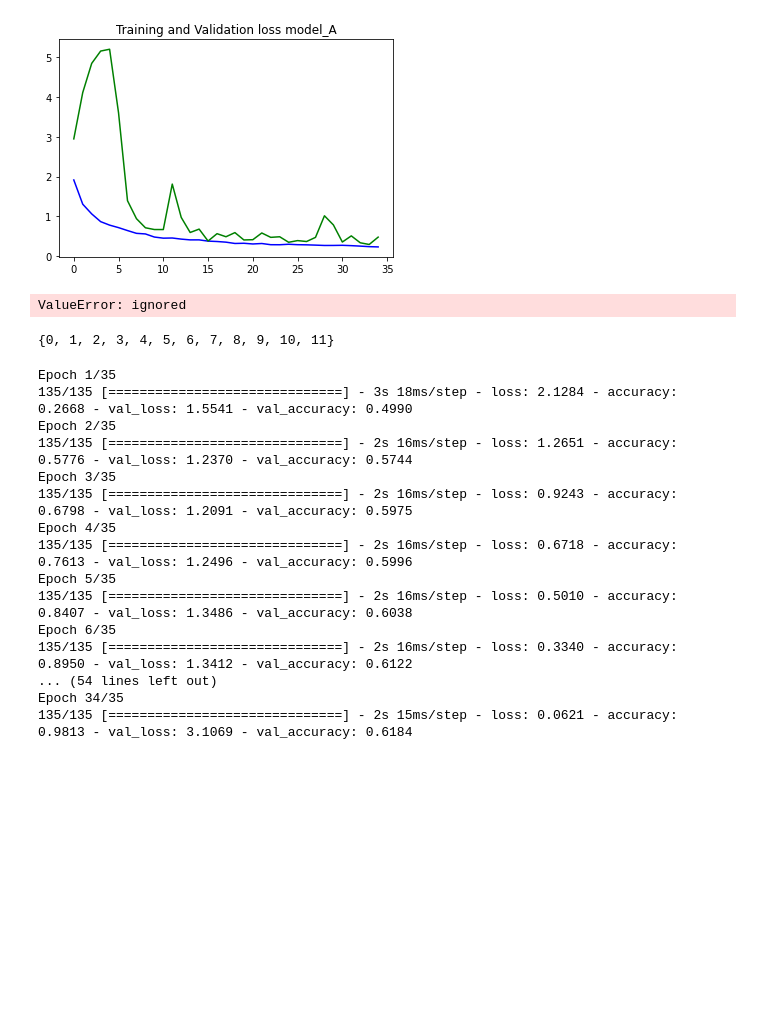
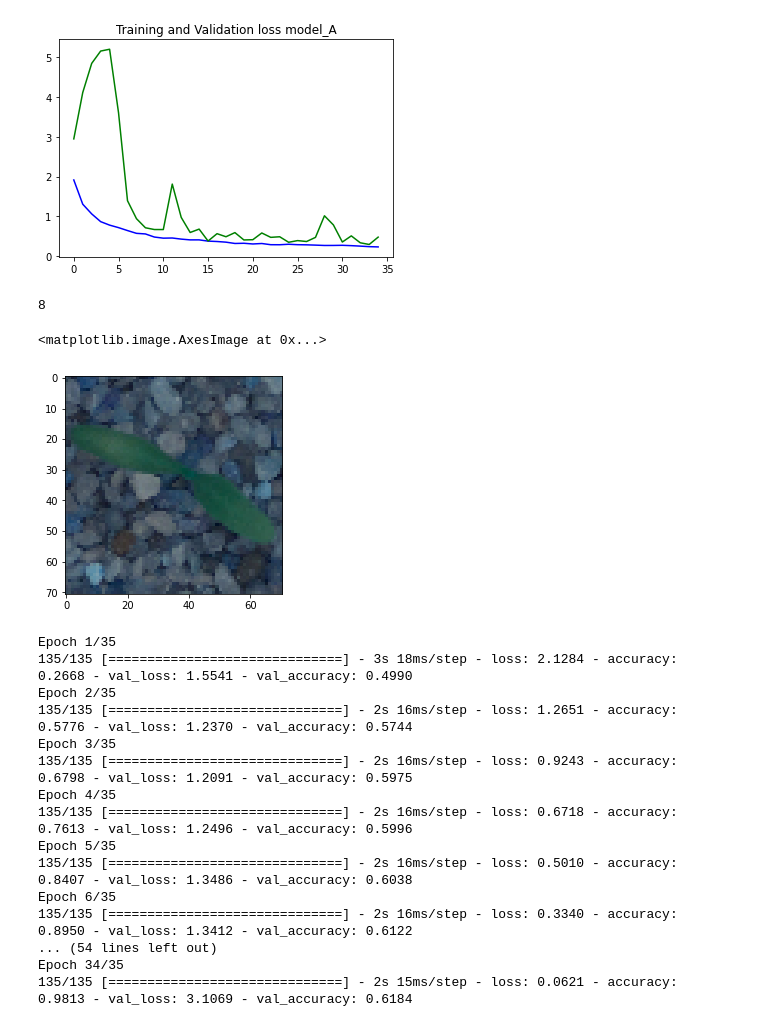
Before and after one commit to varunkr24/CNN-Image-Classification-1, a Jupyter notebook: CNN_Plant_Seedling.ipynb, the cells around one changed output. Saved outputs shown, nothing was run; the diff lists cells and outputs as text; code cells hidden in the pictures; blank space fills up the shorter version.

```diff
--- a/CNN_Plant_Seedling.ipynb
+++ b/CNN_Plant_Seedling.ipynb
@@ -148,6 +144,11 @@ for i in range(12):
   plt.imshow(testImg[i])
 # %% [output]
 [figure]
+# %%
+testImgArray = np.asarray(testImg)
+# %%
+# normalize the test images
+testImgArray = testImgArray/255
 # %%
 trainImagesPaths[1] # gives the path to the first image
 # %% [output]
@@ -535,6 +541,4 @@ plt.show()
 # %%
 #Prediction
 # %%
-Predicted_classes = model.predict_classes(testImg)
+Predicted_classes = modela.predict_classes(testImgArray)
-# %% [output]
-ValueError: ignored
@@ -545,7 +545,12 @@ right_preds = testX[Predicted_classes == np.argmax(testY)]
-# %%
-set(Predicted_classes)
-# %% [output]
-{0, 1, 2, 3, 4, 5, 6, 7, 8, 9, 10, 11}
+# %%
+Predicted_classes[0]
+# %% [output]
+8
+# %%
+plt.imshow(testImgArray[0])
+# %% [output]
+<matplotlib.image.AxesImage at 0x...>
+[figure, added]
 # %%
 model1 = Sequential()
 model1.add(Flatten())
```
Also changed, not shown: parts of 14 cells of this notebook.
